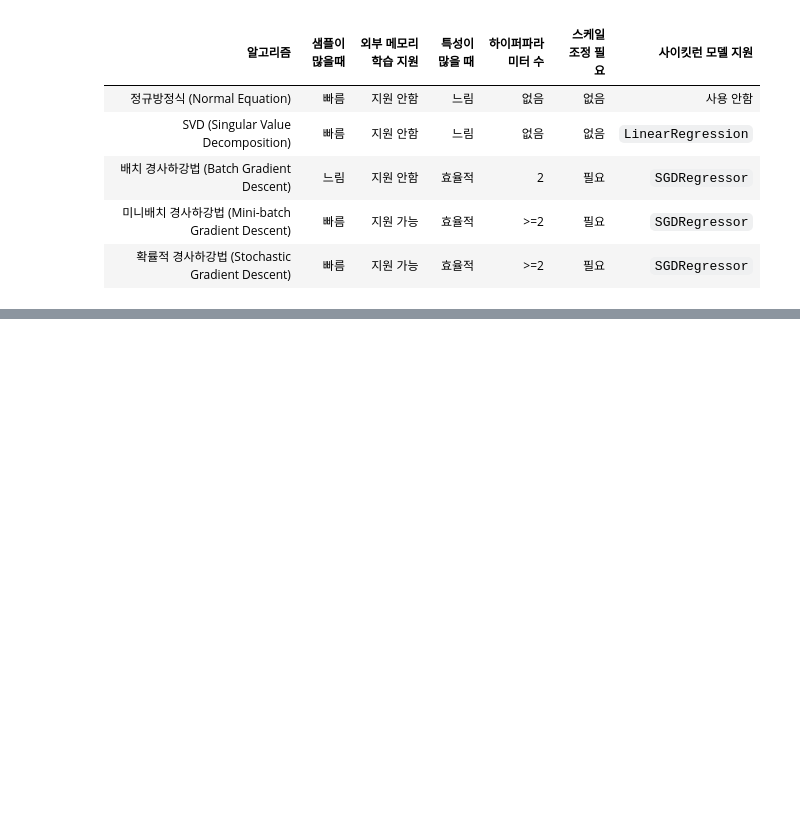
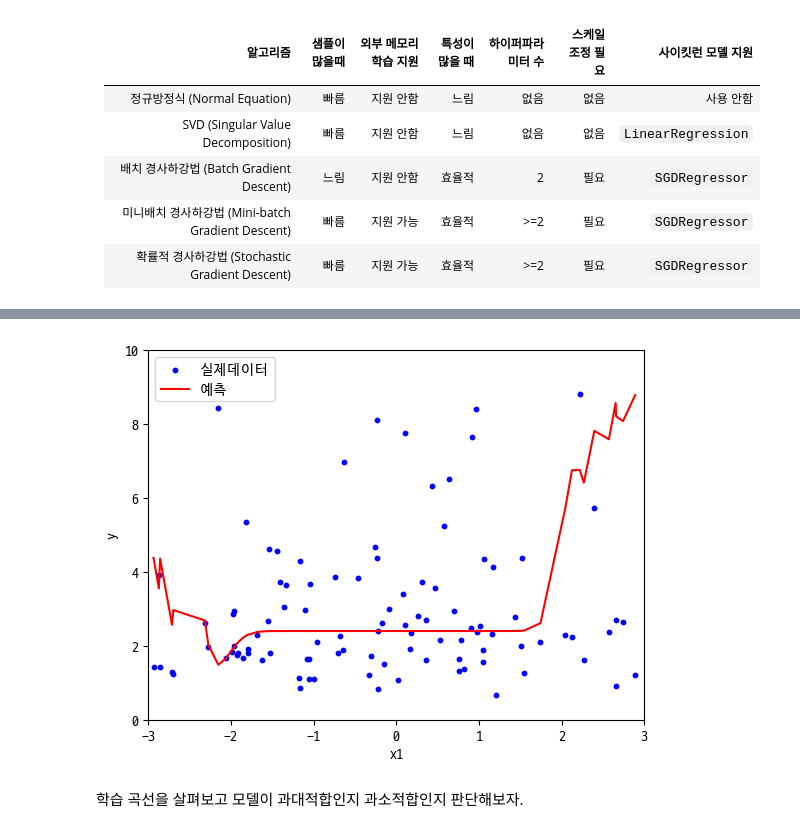
Before and after one commit to geunskoo/hands-on-machine-learning, a Jupyter notebook: model-training.ipynb, the cells around one changed output, grey strips where cells are left out. Drawn from its saved outputs; the diff is of its cells as text; code cells hidden in the pictures; blank space fills up the shorter version.

```diff
--- a/model-training.ipynb
+++ b/model-training.ipynb
@@ -317,0 +358,25 @@ plt.show()
+# %%
+poly_features = PolynomialFeatures(degree=50, include_bias=False)
+X_ploy = poly_features.fit_transform(X)
+
+lin_reg = LinearRegression()
+lin_reg.fit(X_ploy, y)
+y_predict = lin_reg.predict(X_ploy)
+
+sorted_indexes = np.argsort(X[:,0])
+X_sorted = X_ploy[sorted_indexes]
+y_predict_sorted = y_predict[sorted_indexes]
+
+plt.scatter(X_sorted[:,0], y, color='blue', s=10, label='실제데이터')
+plt.plot(X_sorted[:,0], y_predict_sorted, color='red', label='예측')
+
+plt.xlabel('x1')
+plt.ylabel('y')
+plt.xlim(-3,3)
+plt.ylim(0, 10)
+plt.legend()
+plt.show()
+# %% [output]
+[figure, added]
+# %% [markdown]
+학습 곡선을 살펴보고 모델이 과대적합인지 과소적합인지 판단해보자.
```
Also changed, not shown: parts of 11 cells of this notebook.
